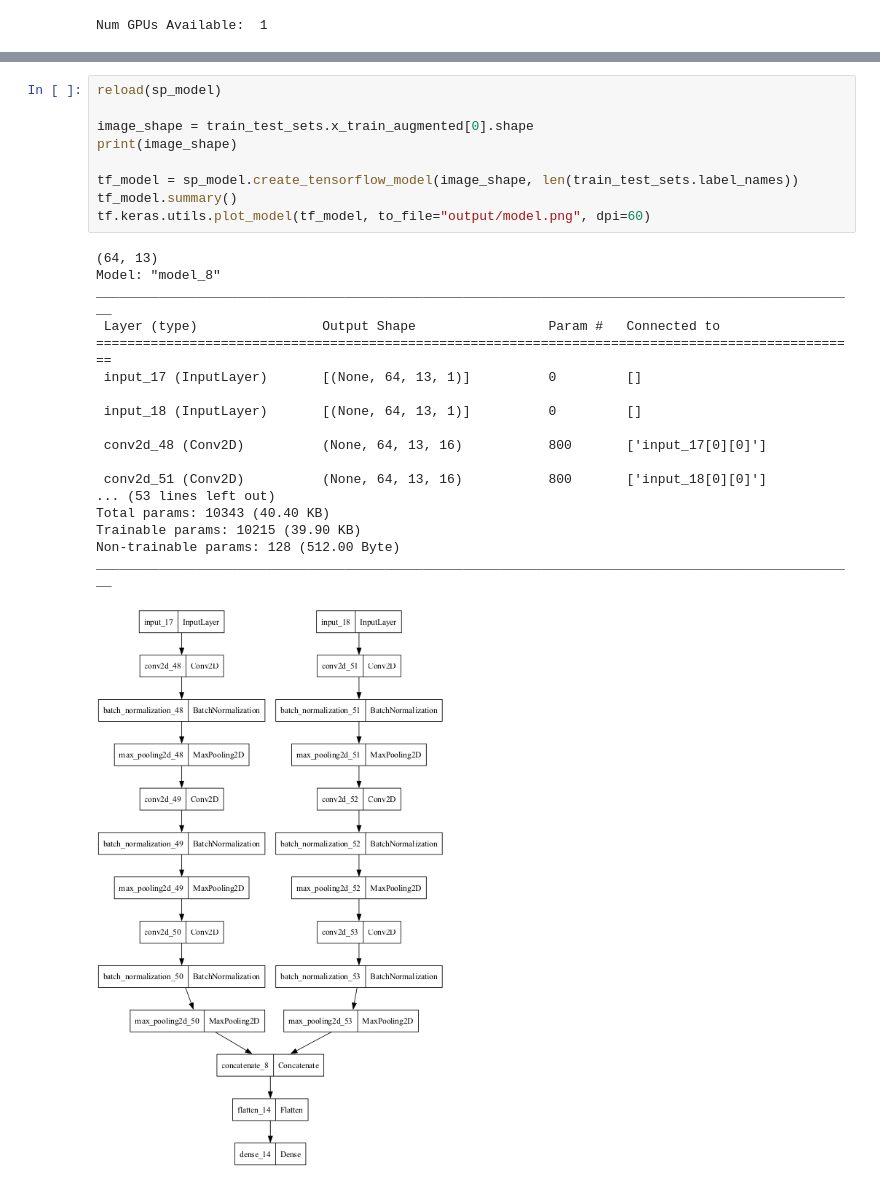
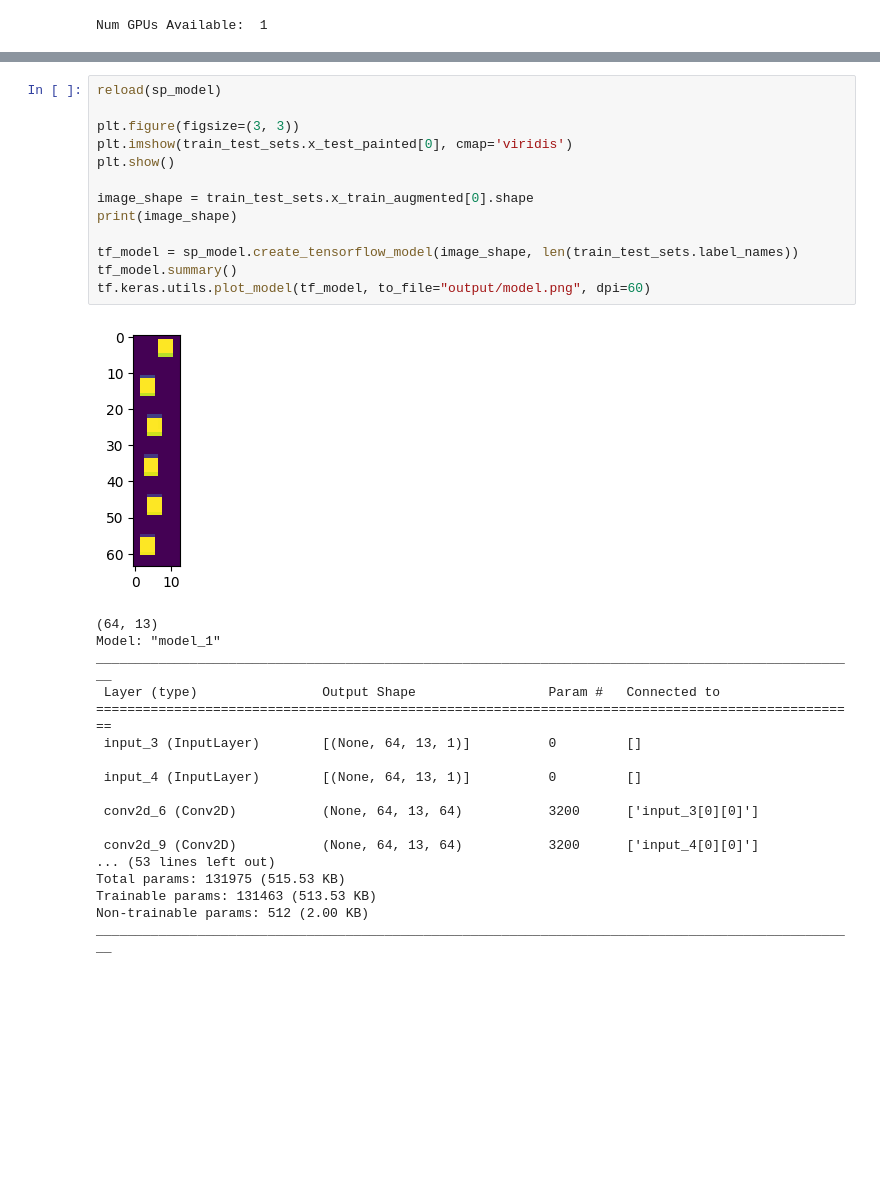
Before and after one commit to sds100/TinyMLSpectrumSensing, a Jupyter notebook: training/spectrum_painting.ipynb, the cells around one changed output, grey strips where cells are left out. Drawn from its saved outputs; the diff is of its cells as text; blank space fills up the shorter version.

```diff
--- a/training/spectrum_painting.ipynb
+++ b/training/spectrum_painting.ipynb
@@ -52,28 +52,32 @@ Number of testing images: 143
 # %%
 reload(sp_model)
+
+plt.figure(figsize=(3, 3))
+plt.imshow(train_test_sets.x_test_painted[0], cmap='viridis')
+plt.show()
 
 image_shape = train_test_sets.x_train_augmented[0].shape
 print(image_shape)
 
 tf_model = sp_model.create_tensorflow_model(image_shape, len(train_test_sets.label_names))
 tf_model.summary()
 tf.keras.utils.plot_model(tf_model, to_file="output/model.png", dpi=60)
 # %% [output]
+[figure, new version]
 (64, 13)
-Model: "model_8"
+Model: "model_1"
 __________________________________________________________________________________________________
  Layer (type)                Output Shape                 Param #   Connected to
 ==================================================================================================
- input_17 (InputLayer)       [(None, 64, 13, 1)]          0         []
+ input_3 (InputLayer)        [(None, 64, 13, 1)]          0         []
 
- input_18 (InputLayer)       [(None, 64, 13, 1)]          0         []
+ input_4 (InputLayer)        [(None, 64, 13, 1)]          0         []
 
- conv2d_48 (Conv2D)          (None, 64, 13, 16)           800       ['input_17[0][0]']
+ conv2d_6 (Conv2D)           (None, 64, 13, 64)           3200      ['input_3[0][0]']
 
- conv2d_51 (Conv2D)          (None, 64, 13, 16)           800       ['input_18[0][0]']
+ conv2d_9 (Conv2D)           (None, 64, 13, 64)           3200      ['input_4[0][0]']
 ... (53 lines left out)
-Total params: 10343 (40.40 KB)
-Trainable params: 10215 (39.90 KB)
-Non-trainable params: 128 (512.00 Byte)
+Total params: 131975 (515.53 KB)
+Trainable params: 131463 (513.53 KB)
+Non-trainable params: 512 (2.00 KB)
 __________________________________________________________________________________________________
-[figure, old version]
```
Also changed, not shown: parts of 9 cells of this notebook.
